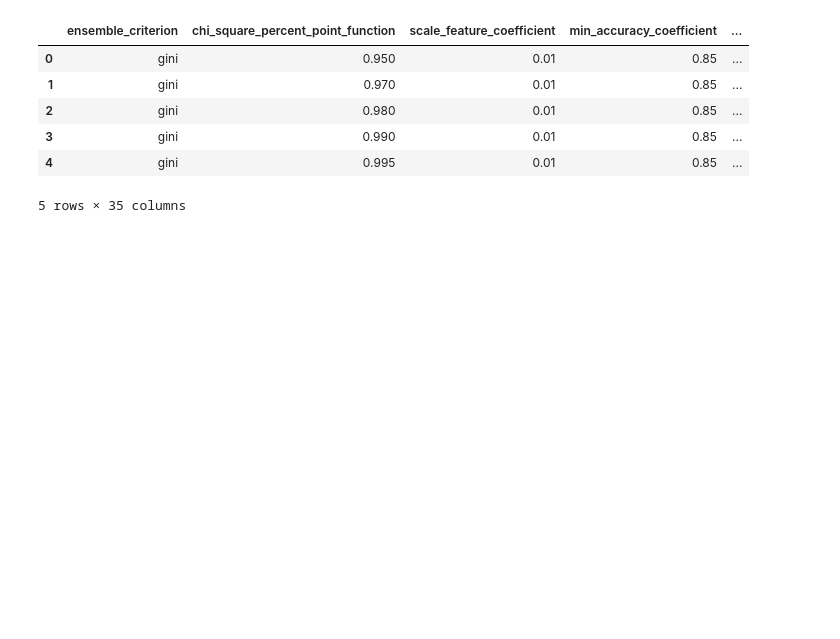
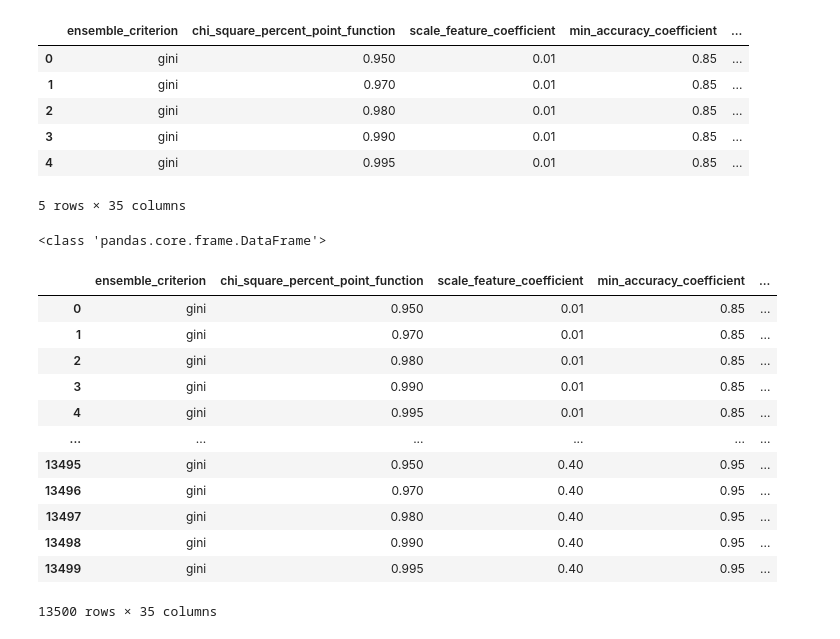
Before and after one commit to marioopv/iPRules, a Jupyter notebook: Results/display_dataset_results.ipynb, the cells around one changed output. Cells and saved outputs as stored; diff of their text form; code cells hidden in the pictures; blank space fills up the shorter version.

```diff
--- a/Results/display_dataset_results.ipynb
+++ b/Results/display_dataset_results.ipynb
@@ -18,6 +18,26 @@ df.head()
 | 3 | gini | 0.990 | 0.01 | 0.85 | ... |
 | 4 | gini | 0.995 | 0.01 | 0.85 | ... |
 5 rows × 35 columns
+# %%
+
+print(type(df))
+grouped_df = df.groupby(by=['ensemble_criterion', 'chi_square_percent_point_function','scale_feature_coefficient', 'min_accuracy_coefficient', 'min_number_class_per_node', 'sorting_method'], level=0)
+grouped_df.head()
+# %% [output]
+<class 'pandas.core.frame.DataFrame'>
+|  | ensemble_criterion | chi_square_percent_point_function | scale_feature_coefficient | min_accuracy_coefficient | ... |
+| 0 | gini | 0.950 | 0.01 | 0.85 | ... |
+| 1 | gini | 0.970 | 0.01 | 0.85 | ... |
+| 2 | gini | 0.980 | 0.01 | 0.85 | ... |
+| 3 | gini | 0.990 | 0.01 | 0.85 | ... |
+| 4 | gini | 0.995 | 0.01 | 0.85 | ... |
+| ... | ... | ... | ... | ... | ... |
+| 13495 | gini | 0.950 | 0.40 | 0.95 | ... |
+| 13496 | gini | 0.970 | 0.40 | 0.95 | ... |
+| 13497 | gini | 0.980 | 0.40 | 0.95 | ... |
+| 13498 | gini | 0.990 | 0.40 | 0.95 | ... |
+| 13499 | gini | 0.995 | 0.40 | 0.95 | ... |
+13500 rows × 35 columns
 # %%
 
 for node_value in df["ensemble_criterion"].unique():
```
Also changed, not shown: parts of 2 cells of this notebook, 20 other files.
